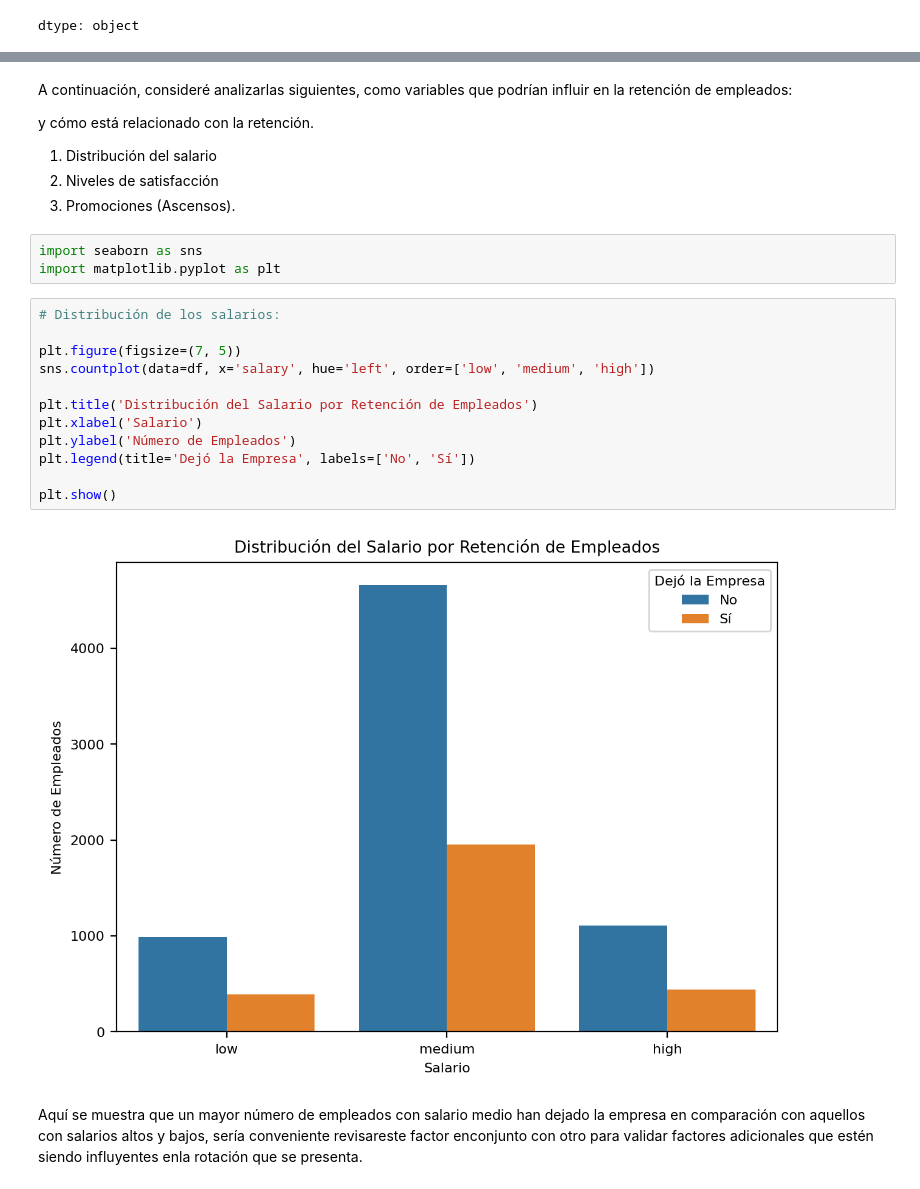
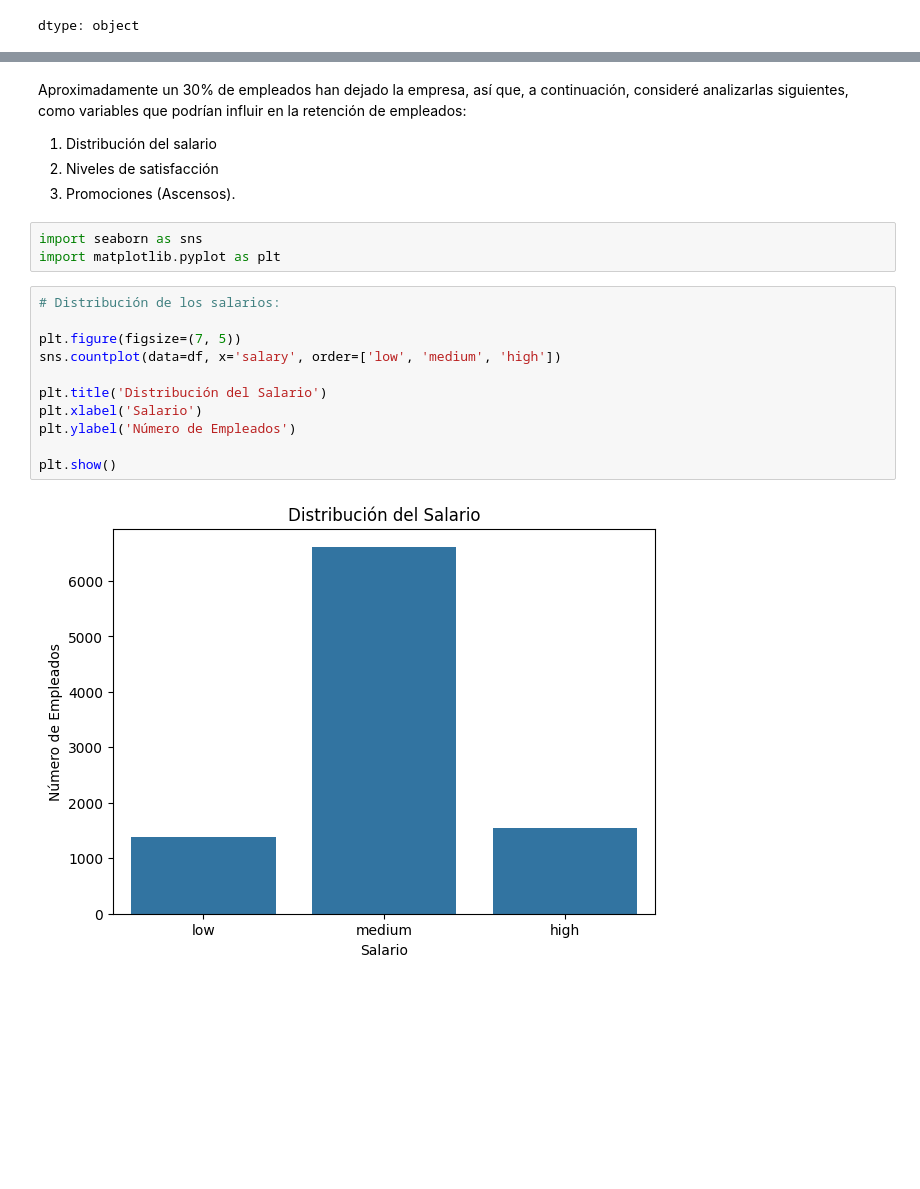
Before and after one commit to HerlisDeAlba/analisis-exploratorio, a Jupyter notebook: Taller 2 Análisis univariado.ipynb, the cells around one changed output, grey strips where cells are left out. Drawn from its saved outputs; the diff is of its cells as text; blank space fills up the shorter version.

Commit message:
Se ajustan visualizaciones

```diff
--- a/Taller 2 Análisis univariado.ipynb
+++ b/Taller 2 Análisis univariado.ipynb
@@ -262,7 +290,5 @@ dtype: object
 # %% [markdown]
-A continuación, consideré analizarlas siguientes, como variables que podrían influir en la retención de empleados:
-
- y cómo está relacionado con la retención.
+Aproximadamente un 30% de empleados han dejado la empresa, así que, a continuación, consideré analizarlas siguientes, como variables que podrían influir en la retención de empleados:
 
 1.   Distribución del salario
 2.   Niveles de satisfacción
@@ -273,16 +299,13 @@ import matplotlib.pyplot as plt
 # %%
 # Distribución de los salarios:
 
 plt.figure(figsize=(7, 5))
-sns.countplot(data=df, x='salary', hue='left', order=['low', 'medium', 'high'])
+sns.countplot(data=df, x='salary', order=['low', 'medium', 'high'])
 
-plt.title('Distribución del Salario por Retención de Empleados')
+plt.title('Distribución del Salario')
 plt.xlabel('Salario')
 plt.ylabel('Número de Empleados')
-plt.legend(title='Dejó la Empresa', labels=['No', 'Sí'])
 
 plt.show()
 # %% [output]
-[figure, old version]
+[figure, new version]
-# %% [markdown]
-Aquí se muestra que un mayor número de empleados con salario medio han dejado la empresa en comparación con aquellos con salarios altos y bajos, sería conveniente revisareste factor enconjunto con otro para validar factores adicionales que estén siendo influyentes enla rotación que se presenta.
```
Also changed, not shown: parts of 16 cells of this notebook.
